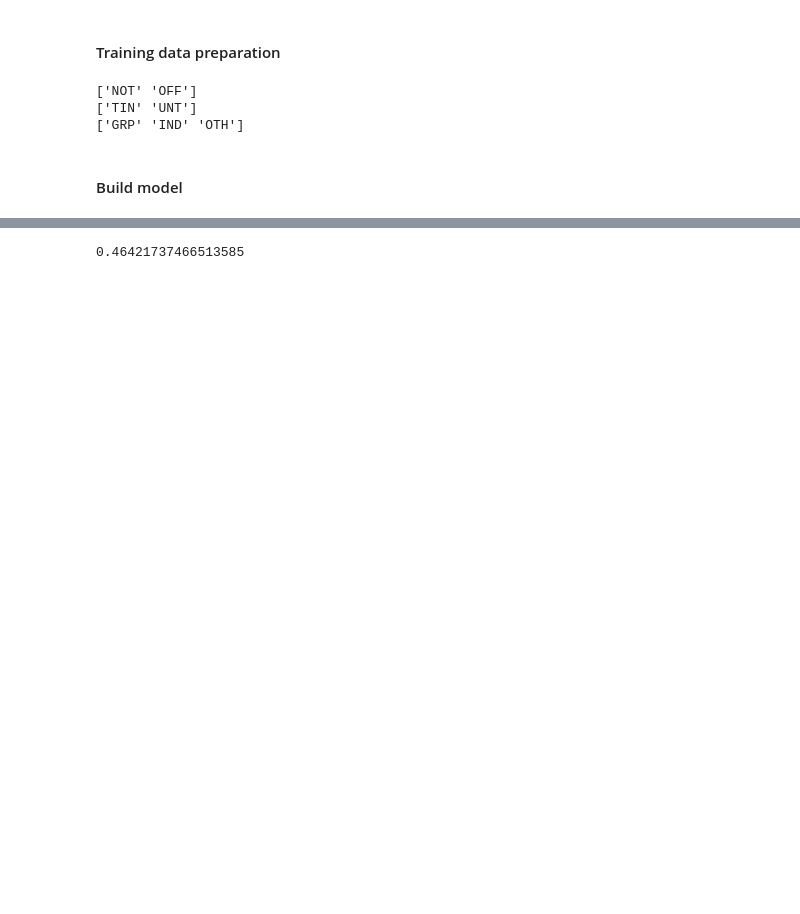
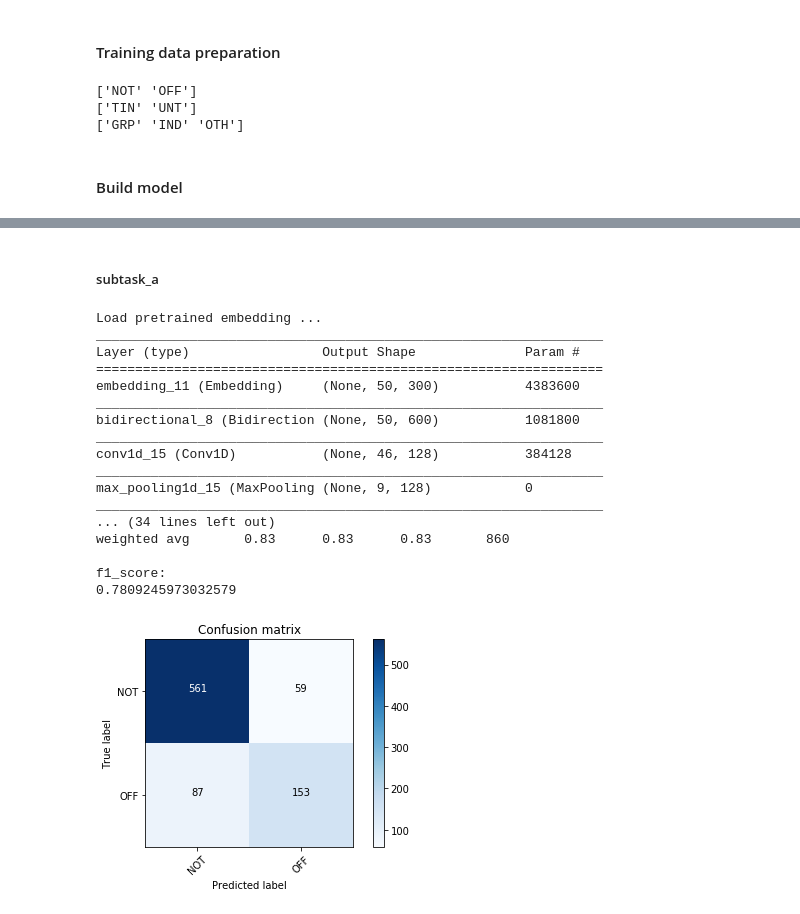
Before and after one commit to seasa2016/Natural_Language_Processing_Project2_2019Spring, a Jupyter notebook: BiGRU-CNN/train.ipynb, the cells around one changed output, grey strips where cells are left out. Drawn from its saved outputs; the diff is of its cells as text; code cells hidden in the pictures; blank space fills up the shorter version.

```diff
--- a/BiGRU-CNN/train.ipynb
+++ b/BiGRU-CNN/train.ipynb
@@ -970,22 +476,0 @@ parameters_to_tune = {'min_samples_split': [2, 4, 6, 10, 15, 25],
-# %%
-# Run the classifier
-svc = svm.LinearSVC()
-pipeline = svc  # Pipeline([('clf', svc)])
-param_grid = {'loss': ['hinge', 'squared_hinge'],
-                  'random_state': [32391],
-                  'C': [0.01, 0.1, 1, 10],
-             'class_weight':[{'TIN': w} for w in [1, 2, 4, 6, 8, 10]]}
-
-model = GridSearchCV(pipeline, param_grid, n_jobs=-1, verbose=1, cv=5)
-
-model.fit(X_train_task_b, dataset_task_b['subtask_b'][:train_data_task_b_idx])
-
-#predictingY = model.predict(X_test_task_c)
-
-    # Print the results
-
-#print("Model accuracy: ", accuracy_score(y_test_task_c, predictingY))
-
-#print(classification_report(testingDataYnp, predictingY, digits=8))
-
-#print(model.best_params_)
@@ -1033,4 +477,12 @@ weighted avg  0.78832088 0.70833333 0.74449866       240
-# %%
-print(f1_score(y_true= (dataset_task_b['subtask_b'][train_data_task_b_idx:]), y_pred=np.array(predictingY), average='macro'))
-# %% [output]
-0.46421737466513585
+# %% [markdown]
+##### subtask_a
+# %%
+model_parameters_subtask_a = {'epochs': 5,
+                        'classes':                          np.unique(dataset_task_a['subtask_a']),
+                        'num_classes':                      len(np.unique(dataset_task_a['subtask_a'])),
+                        'tokenizer':                        tokenizer_task_a,
+                        'vocab_size':                       size_of_vocab_task_a,
+                        'optimizer':                       'adam',
+                        'use_pretrained_embedding':         True,
+                        'model_type':                       'BiGRU-CNN',
+                    }
@@ -1036,0 +595,32 @@ print(f1_score(y_true= (dataset_task_b['subtask_b'][train_data_task_b_idx:]), y_
+# %%
+model_parameters_subtask_a['model_type'] = 'BiGRU-CNN'
+model_parameters_subtask_a['epochs'] = 5
+model_parameters_subtask_a['use_pretrained_embedding'] = True
+model_subtask_a = model_for_subtask_a(model_parameters_subtask_a)
+# build model
+model_subtask_a.build_model()
+# train
+model_subtask_a.train(X_train_task_a, y_train_task_a)
+# evaluate
+model_subtask_a.evaluate(X_test_task_a, y_test_task_a)
+# save
+model_subtask_a.save_model('./models/subtask_a/BiGRU-CNN_with_emb.h5')
+# %% [output]
+Load pretrained embedding ...
+_________________________________________________________________
+Layer (type)                 Output Shape              Param #
+=================================================================
+embedding_11 (Embedding)     (None, 50, 300)           4383600
+_________________________________________________________________
+bidirectional_8 (Bidirection (None, 50, 600)           1081800
+_________________________________________________________________
+conv1d_15 (Conv1D)           (None, 46, 128)           384128
+_________________________________________________________________
+max_pooling1d_15 (MaxPooling (None, 9, 128)            0
+_________________________________________________________________
+... (34 lines left out)
+weighted avg       0.83      0.83      0.83       860
+
+f1_score:
+0.7809245973032579
+[figure, added]
```
Also changed, not shown: parts of 50 cells of this notebook, 1 other file.
